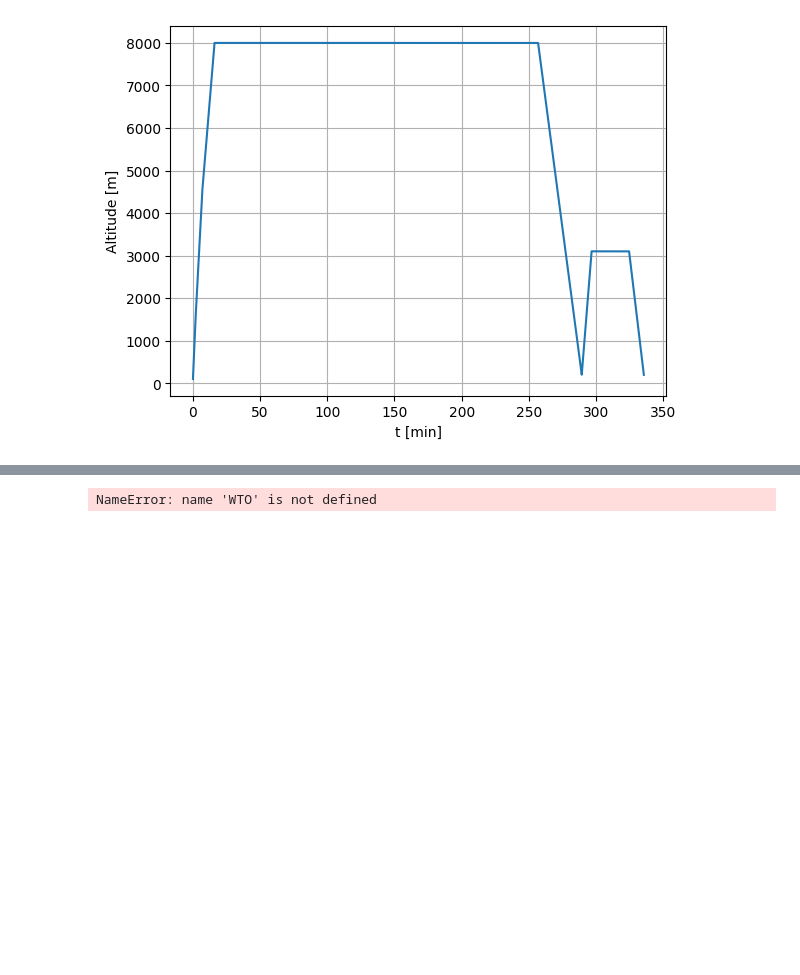
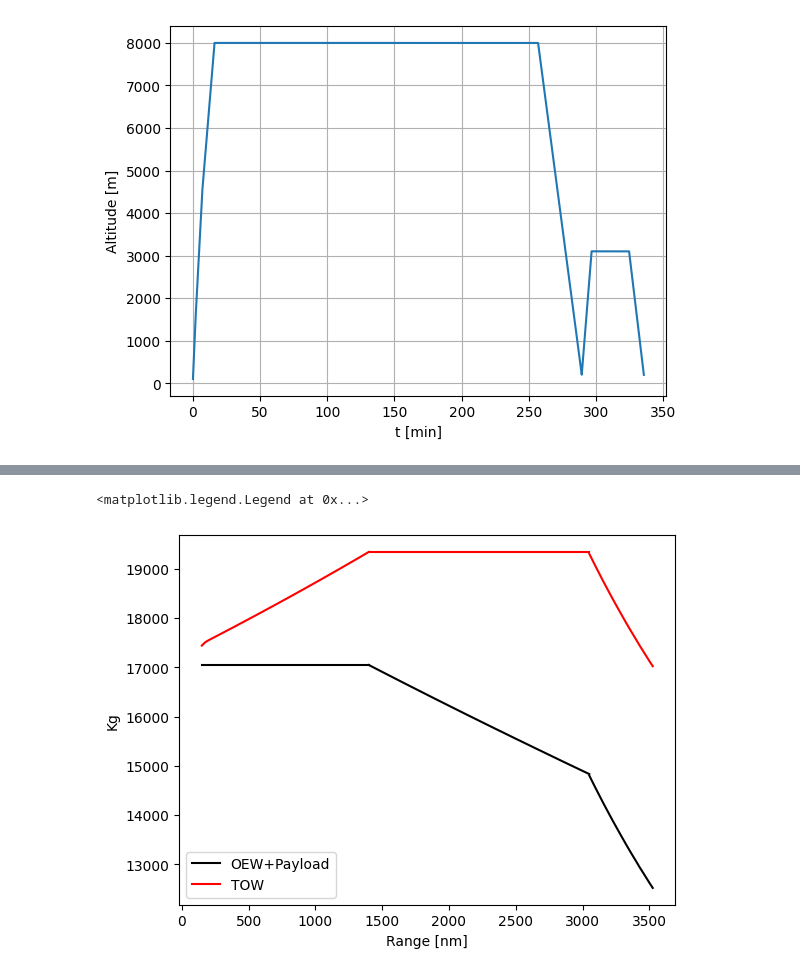
Before and after one commit to rmalpica/PhlyGreen, a Jupyter notebook: trunk/tutorial/ATR42.ipynb, the cells around one changed output, grey strips where cells are left out. Cells and saved outputs as stored; diff of their text form; code cells hidden in the pictures; blank space fills up the shorter version.

Commit message:
adding payload-range diagram

```diff
--- a/trunk/tutorial/ATR42.ipynb
+++ b/trunk/tutorial/ATR42.ipynb
@@ -253,5 +267,14 @@ Compute Payload - Range diagram (TBD)
+# %%
+#1 non-limited range
+missionRangeNL = np.linspace(150,designRange,num=50, endpoint=True)
+wfuelNL = []
+for rng in missionRangeNL:
+    newmission = pg.Mission.Mission(myaircraft)
+    myaircraft.mission = newmission
+    myaircraft.MissionInput['Range Mission'] = rng
+    myaircraft.mission.InitializeProfile()
+    myaircraft.mission.SetInput()
+    wfuelNL.append(brenth(funcNL, 0, maxFuelCapacity, args=(WPayload), xtol=0.01) )
 # %%
-ZFW = myaircraft.weight.WPT + myaircraft.weight.WStructure + myaircraft.weight.WPayload + myaircraft.weight.WCrew
-Wf = myaircraft.mission.EvaluateMission(WTO)/myaircraft.weight.ef
+def funcTOL(WPayload, MTOW):
+     return MTOW - (myaircraft.weight.WPT + myaircraft.weight.WStructure + myaircraft.weight.WCrew + WPayload + myaircraft.mission.EvaluateMission(MTOW)/myaircraft.weight.ef)
-# %% [output]
-NameError: name 'WTO' is not defined
@@ -257,0 +299,32 @@ NameError: name 'WTO' is not defined
+# %%
+def funcFCL(WPayload, OEW, maxFuelCapacity):
+     return maxFuelCapacity - myaircraft.mission.EvaluateMission(OEW+WPayload+maxFuelCapacity)/myaircraft.weight.ef
+# %%
+#3 - Fuel capacity-limited range
+wpload = wpayloadTOL[-1]
+rng = missionRangeTOL[-1]
+wpayloadFCL = []
+missionRangeFCL = []
+while wpload > 50:
+    newmission = pg.Mission.Mission(myaircraft)
+    myaircraft.mission = newmission
+    myaircraft.MissionInput['Range Mission'] = rng
+    myaircraft.mission.InitializeProfile()
+    myaircraft.mission.SetInput()
+    wpayloadFCL.append(brenth(funcFCL, 0, WPayload, args=(OEW, maxFuelCapacity), xtol=0.01) )
+    wpload = wpayloadFCL[-1]
+    missionRangeFCL.append(rng)
+    rng = rng + drng
+# %%
+plt.plot(missionRangeNL,[MZFW for i in range(len(missionRangeNL))],color='black',label='OEW+Payload')
+plt.plot(missionRangeNL,np.add(MZFW,wfuelNL),color='red',label='TOW')
+plt.plot(missionRangeTOL,np.subtract(MTOW,wfuelTOL),color='black')
+plt.plot(missionRangeTOL,[MTOW for i in range(len(missionRangeTOL))],color='red')
+plt.plot(missionRangeFCL,np.add(OEW,wpayloadFCL),color='black')
+plt.plot(missionRangeFCL,np.add(OEW+maxFuelCapacity,wpayloadFCL),color='red')
+plt.xlabel('Range [nm]')
+plt.ylabel('Kg')
+plt.legend()
+# %% [output]
+<matplotlib.legend.Legend at 0x...>
+[figure, added]
```
Also changed, not shown: parts of 5 cells of this notebook.
